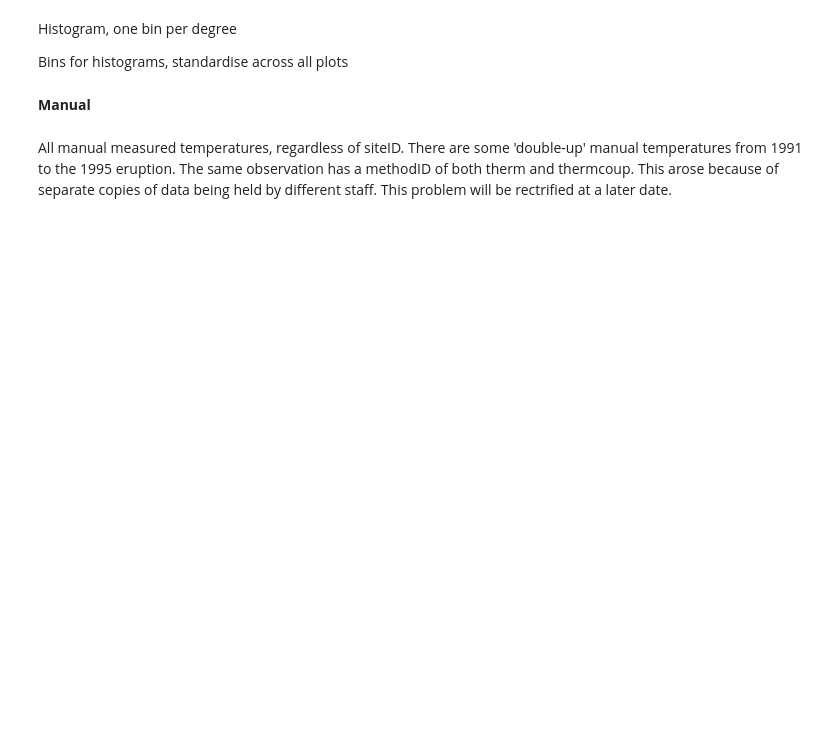
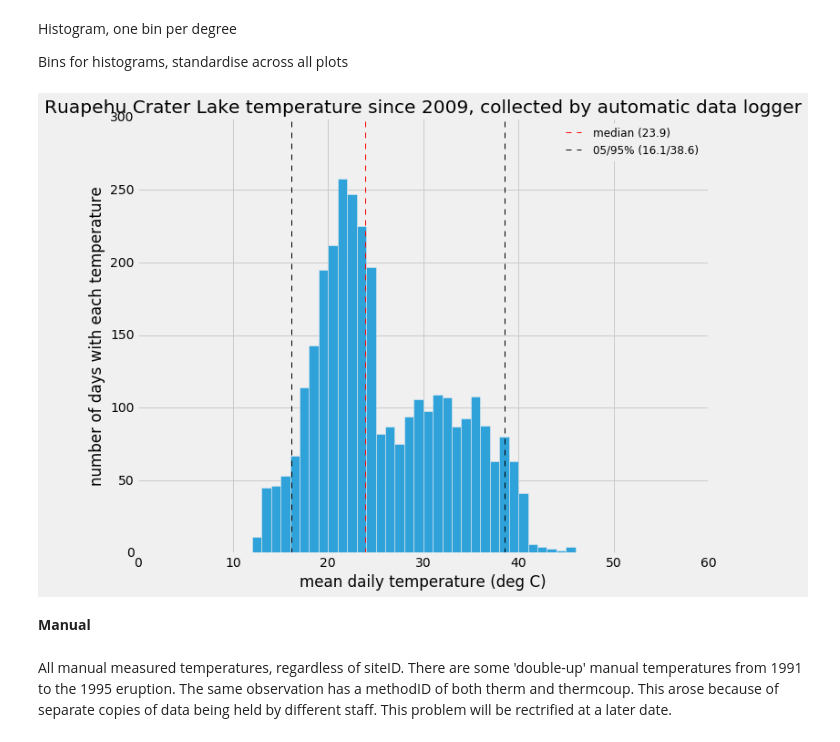
Before and after one commit to rumachan/iPythonNotebooks, a Jupyter notebook: rcl_temperature/rcl_temp-news.ipynb, the cells around one changed output. Drawn from its saved outputs; the diff is of its cells as text; code cells hidden in the pictures; blank space fills up the shorter version.

```diff
--- a/rcl_temperature/rcl_temp-news.ipynb
+++ b/rcl_temperature/rcl_temp-news.ipynb
@@ -70,26 +96,28 @@ Bins for histograms, standardise across all plots
 bins = np.arange(8,61,1)
 # %%
 hist = dfday[' t (C)'].hist(bins=bins, figsize=(10,8))
-hist.set_ylabel("number days")
+hist.set_ylabel("number of days with each temperature")
 hist.set_xlabel("mean daily temperature (deg C)")
 
-mean = dfday[' t (C)'].mean()
-meanstr = '{:.1f}'.format(mean)
-hist.axvline(mean, color='green', linestyle='dashed', linewidth=1, label='mean ('+meanstr+')')
+#mean = dfday[' t (C)'].mean()
+#meanstr = '{:.1f}'.format(mean)
+#hist.axvline(mean, color='green', linestyle='dashed', linewidth=1, label='mean ('+meanstr+')')
 
 median = dfday[' t (C)'].median()
 medianstr = '{:.1f}'.format(median)
 hist.axvline(median, color='red', linestyle='dashed', linewidth=1, label='median ('+medianstr+')')
 
 q05 = dfday[' t (C)'].quantile(q=0.05)
 q05str = '{:.1f}'.format(q05)
 hist.axvline(q05, color='black', linestyle='dashed', linewidth=1)
 q95 = dfday[' t (C)'].quantile(q=0.95)
 q95str = '{:.1f}'.format(q95)
 hist.axvline(q95, color='black', linestyle='dashed', linewidth=1, label='05/95% ('+q05str+'/'+q95str+')')
 
-hist.set_title("Automatic Observations (Data Logger), Since April 2009")
-hp = hist.legend(loc='best')
+hist.set_title('Ruapehu Crater Lake temperature since 2009, collected by automatic data logger')
+hp = hist.legend(loc='best', fontsize=12)
+# %% [output]
+[figure, added]
 # %%
 fig = hp.get_figure()
 fig.savefig('rcltemp-news_hist.png', dpi=200)
```
Also changed, not shown: parts of 11 cells of this notebook.
